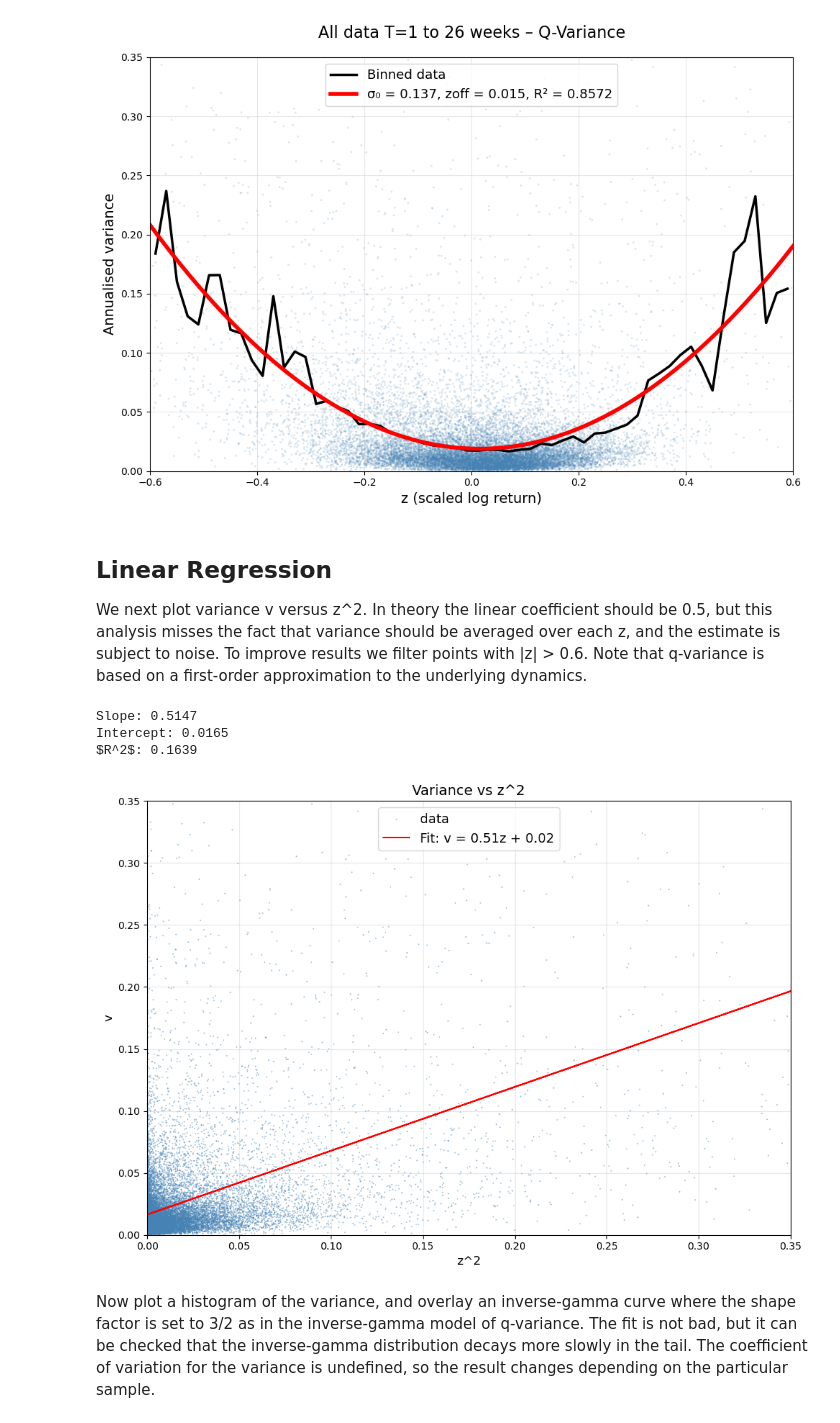
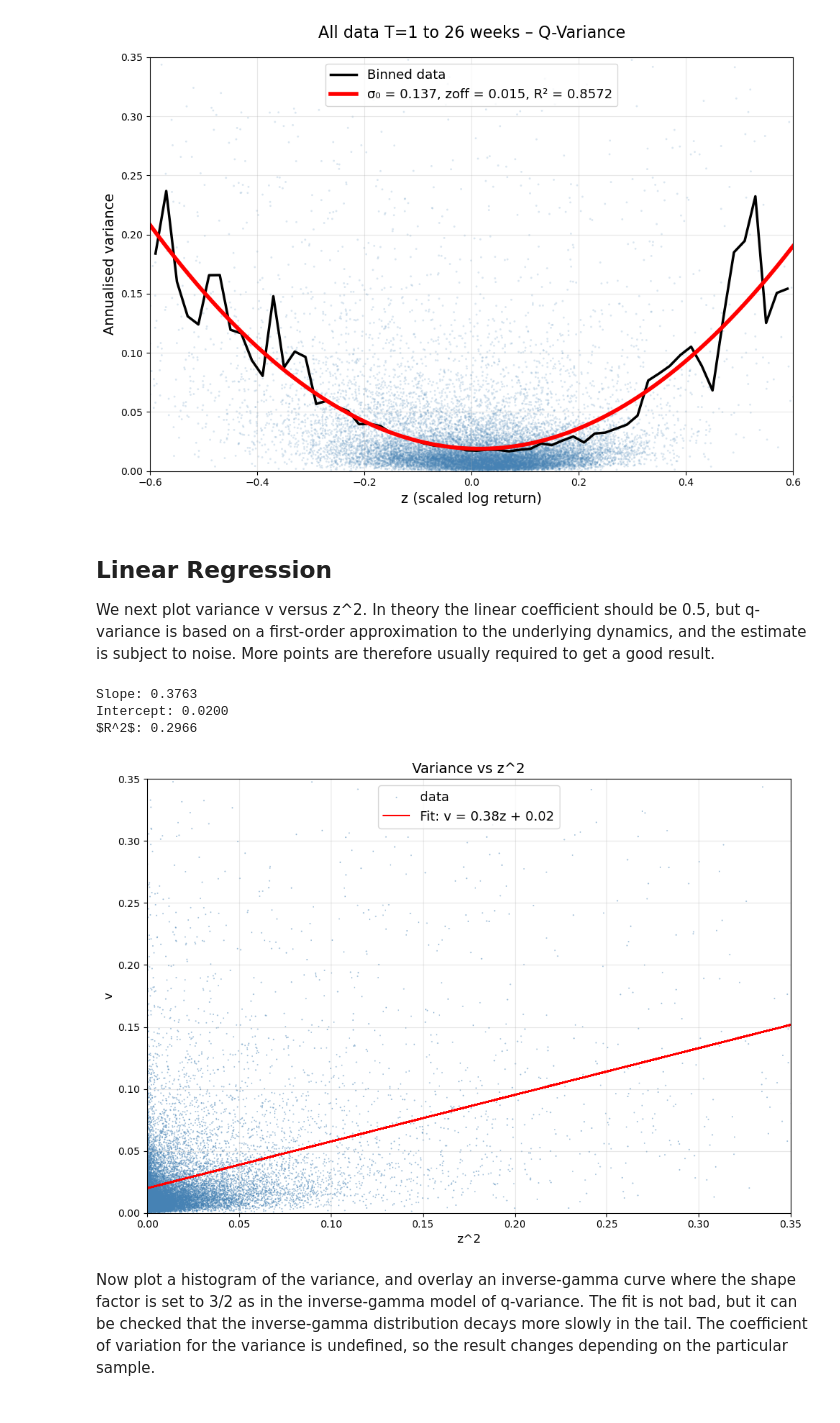
Before and after one commit to q-variance/challenge, a Jupyter notebook: notebooks/plotqvariance.ipynb, the cells around one changed output. Saved outputs shown, nothing was run; the diff lists cells and outputs as text; code cells hidden in the pictures.

```diff
--- a/notebooks/plotqvariance.ipynb
+++ b/notebooks/plotqvariance.ipynb
@@ -167,11 +167,10 @@ plt.show()
 # %% [markdown]
 ## Linear Regression
 
-We next plot variance v versus z^2. In theory the linear coefficient should be 0.5, but this analysis misses the fact that variance should be averaged over each z, and the estimate is subject to noise. To improve results we filter points with |z| > 0.6. Note that q-variance is based on a first-order approximation to the underlying dynamics.
+We next plot variance v versus z^2. In theory the linear coefficient should be 0.5, but q-variance is based on a first-order approximation to the underlying dynamics, and the estimate is subject to noise. More points are therefore usually required to get a good result.
 # %%
 from scipy import stats
 
-df = df[df['z'].abs() <= 0.6]  # filter extreme points, fit is first-order
 
 df['z2'] = df['z']**2
 slope, intercept, r_value, p_value, std_err = stats.linregress(df.z2, df["var"])
@@ -193,37 +192,37 @@ s_err = np.sqrt(np.sum(residuals**2) / dof)
 
 # 3. Calculate intervals
 z_mean = np.mean(df.z2)
 z_sq_diff = np.sum((df.z2 - z_mean)**2)
 
 # SE for Confidence Interval (the fit)
 se_ci = s_err * np.sqrt(1/n + (df.z2 - z_mean)**2 / z_sq_diff)
 
 plt.figure(figsize=(10, 7))
 # Scatter plot
 plt.scatter(df.z2, df["var"], c='steelblue', alpha=0.5, s=2, edgecolor='none', label='data')
 plt.plot(df.z2, line, color='red', label=f'Fit: v = {slope:.2f}z + {intercept:.2f}')
 #plt.fill_between(df.z2, v_pred - t_score * se_ci, v_pred + t_score * se_ci,color='red', alpha=0.15, label='95% CI')
 
 # Add a text box for slope, intercept, and R^2
 stats_text = f'Slope: {slope:.4f}\nIntercept: {intercept:.4f}\n$R^2$: {r_squared:.4f}'
 #plt.text(1, 2.5, stats_text, bbox=dict(facecolor='white', alpha=0.5))
 print(stats_text)
 
 plt.xlabel('z^2', fontsize=12)
 plt.ylabel('v', fontsize=12)
 plt.title('Variance vs z^2', fontsize=14)
 plt.xlim(0, 0.35)
 plt.ylim(0, 0.35)
 plt.grid(alpha=0.3)
 plt.legend(fontsize=13, loc='upper center')
 plt.tight_layout()
 
 plt.show()
 # %% [output]
-Slope: 0.5147
-Intercept: 0.0165
-$R^2$: 0.1639
+Slope: 0.3763
+Intercept: 0.0200
+$R^2$: 0.2966
-[figure, old version]
+[figure, new version]
 # %% [markdown]
 Now plot a histogram of the variance, and overlay an inverse-gamma curve where the shape factor is set to 3/2 as in the inverse-gamma model of q-variance. The fit is not bad, but it can be checked that the inverse-gamma distribution decays more slowly in the tail. The coefficient of variation for the variance is undefined, so the result changes depending on the particular sample.
 # %%
```
Also changed, not shown: parts of 1 cell of this notebook.
